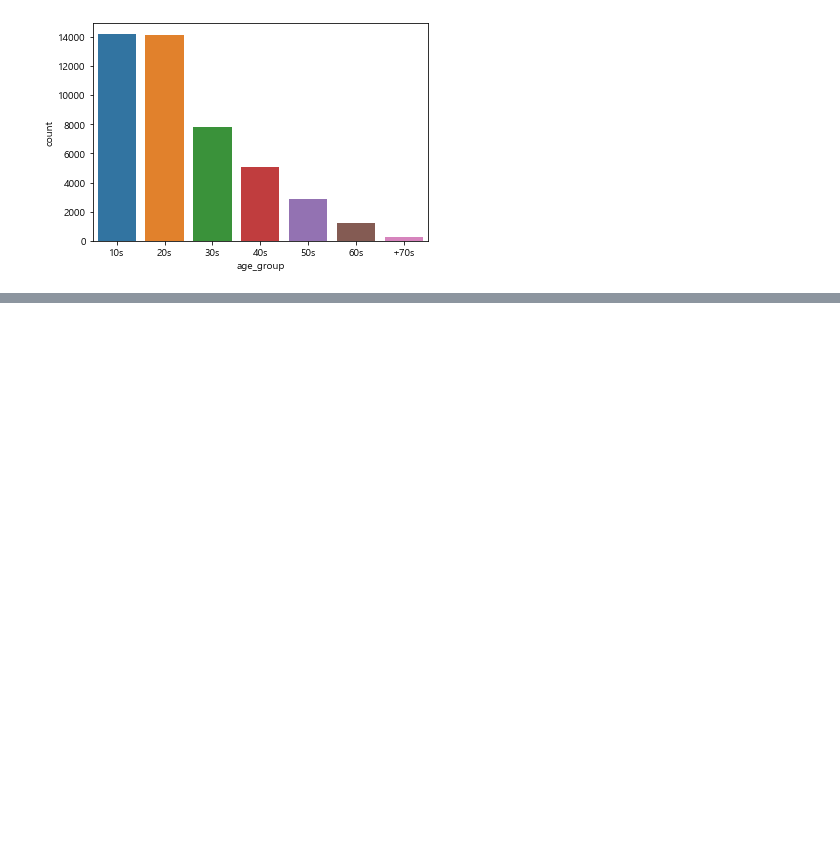
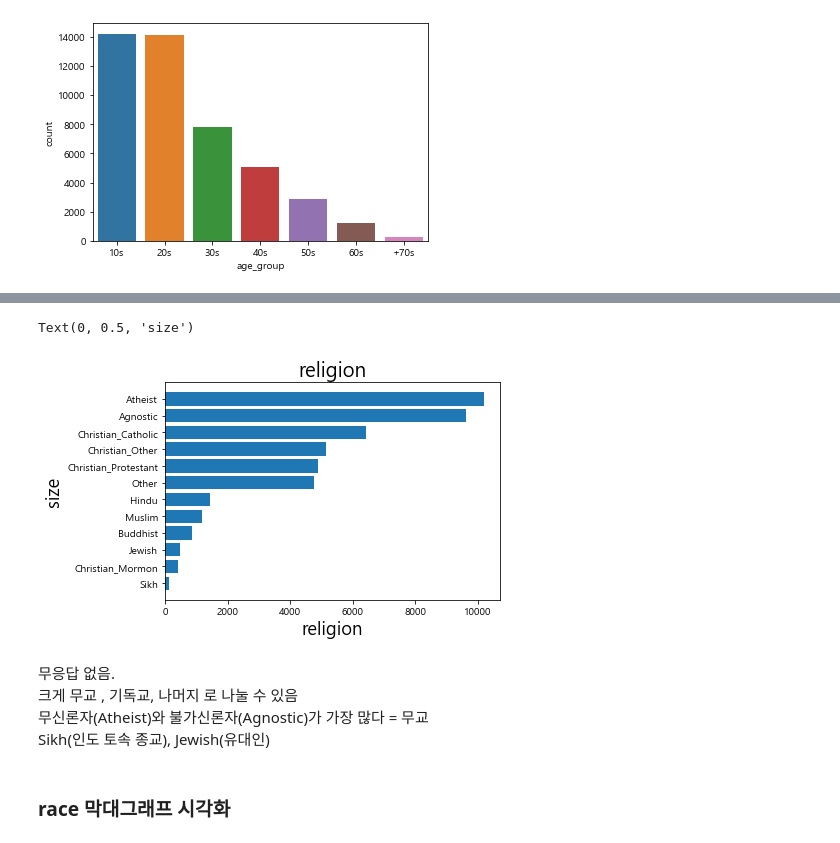
Before and after one commit to sryu219/TeamProject, a Jupyter notebook: FinalProject.ipynb, the cells around one changed output, grey strips where cells are left out. Drawn from its saved outputs; the diff is of its cells as text; code cells hidden in the pictures; blank space fills up the shorter version.

```diff
--- a/FinalProject.ipynb
+++ b/FinalProject.ipynb
@@ -215,0 +339,6 @@ sns.countplot(x="age_group", data= train, order = train["age_group"].value_count
+# %%
+# religion 수치 확인
+religion_train = train.groupby(train['religion']).size()
+
+religion_train = religion_train.sort_values()
+religion_train
@@ -215,0 +360,19 @@ sns.countplot(x="age_group", data= train, order = train["age_group"].value_count
+# %%
+# religion 그래프 시각화
+plt.barh(religion_train.index, religion_train)
+
+plt.title('religion', fontsize=20)
+
+plt.xlabel('religion', fontsize=18)
+
+plt.ylabel('size', fontsize=18)
+# %% [output]
+Text(0, 0.5, 'size')
+[figure, added]
+# %% [markdown]
+무응답 없음.
+크게 무교 , 기독교, 나머지 로 나눌 수 있음
+무신론자(Atheist)와 불가신론자(Agnostic)가 가장 많다 = 무교
+Sikh(인도 토속 종교), Jewish(유대인)
+# %% [markdown]
+### race 막대그래프 시각화
```
Also changed, not shown: parts of 18 cells of this notebook.
